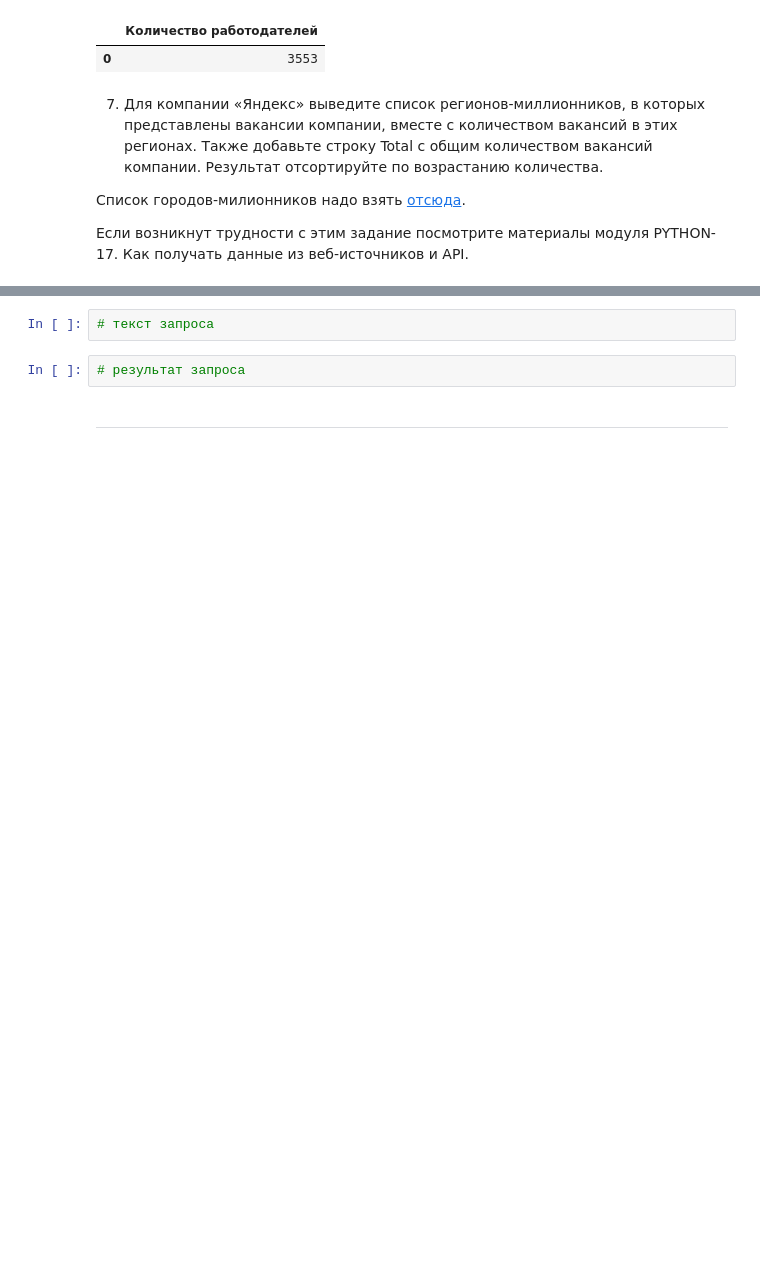
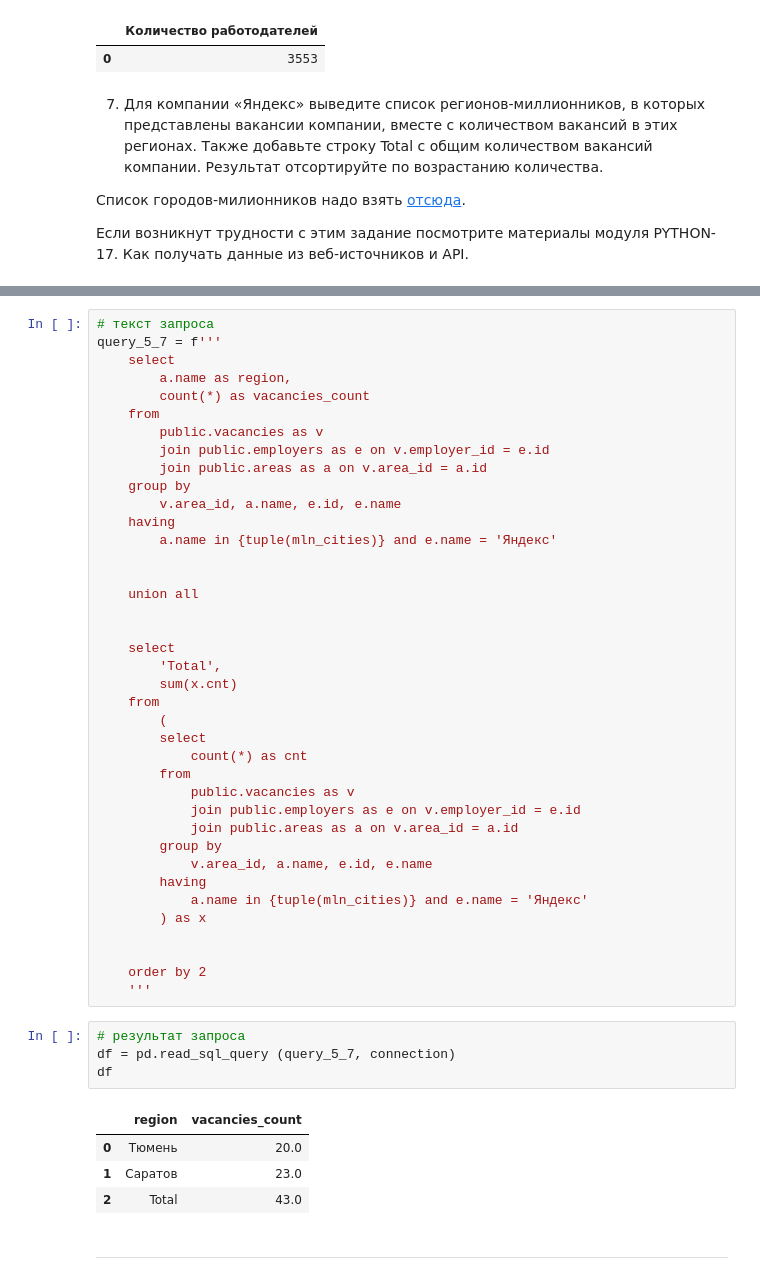
Before and after one commit to Balzhir/sf_game_v2_08.2022, a Jupyter notebook: my_Skillfactory_course/PROJECT-2. Анализ вакансий из HH/Project_2_Ноутбук_шаблон.ipynb, the cells around one changed output, grey strips where cells are left out. Cells and saved outputs as stored; diff of their text form; blank space fills up the shorter version.

```diff
--- a/my_Skillfactory_course/PROJECT-2. Анализ вакансий из HH/Project_2_Ноутбук_шаблон.ipynb
+++ b/my_Skillfactory_course/PROJECT-2. Анализ вакансий из HH/Project_2_Ноутбук_шаблон.ipynb
@@ -360,7 +368,51 @@ df
 # %%
 # текст запроса
+query_5_7 = f'''
+    select
+        a.name as region,
+        count(*) as vacancies_count
+    from
+        public.vacancies as v
+        join public.employers as e on v.employer_id = e.id
+        join public.areas as a on v.area_id = a.id
+    group by
+        v.area_id, a.name, e.id, e.name
+    having
+        a.name in {tuple(mln_cities)} and e.name = 'Яндекс'
+
+
+    union all
+
+
+    select
+        'Total',
+        sum(x.cnt)
+    from
+        (
+        select
+            count(*) as cnt
+        from
+            public.vacancies as v
+            join public.employers as e on v.employer_id = e.id
+            join public.areas as a on v.area_id = a.id
+        group by
+            v.area_id, a.name, e.id, e.name
+        having
+            a.name in {tuple(mln_cities)} and e.name = 'Яндекс'
+        ) as x
+
+
+    order by 2
+    '''
 # %%
 # результат запроса
+df = pd.read_sql_query (query_5_7, connection)
+df
+# %% [output]
+|  | region | vacancies_count |
+| 0 | Тюмень | 20.0 |
+| 1 | Саратов | 23.0 |
+| 2 | Total | 43.0 |
 # %% [markdown]
 ***
 # %%
```
Also changed, not shown: parts of 11 cells of this notebook.
